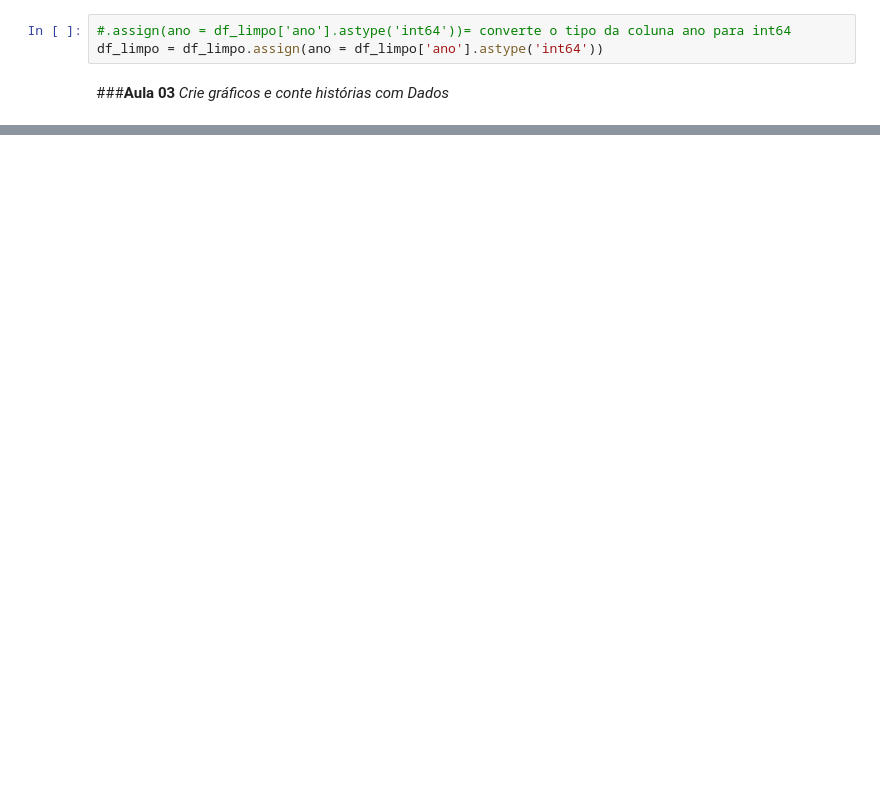
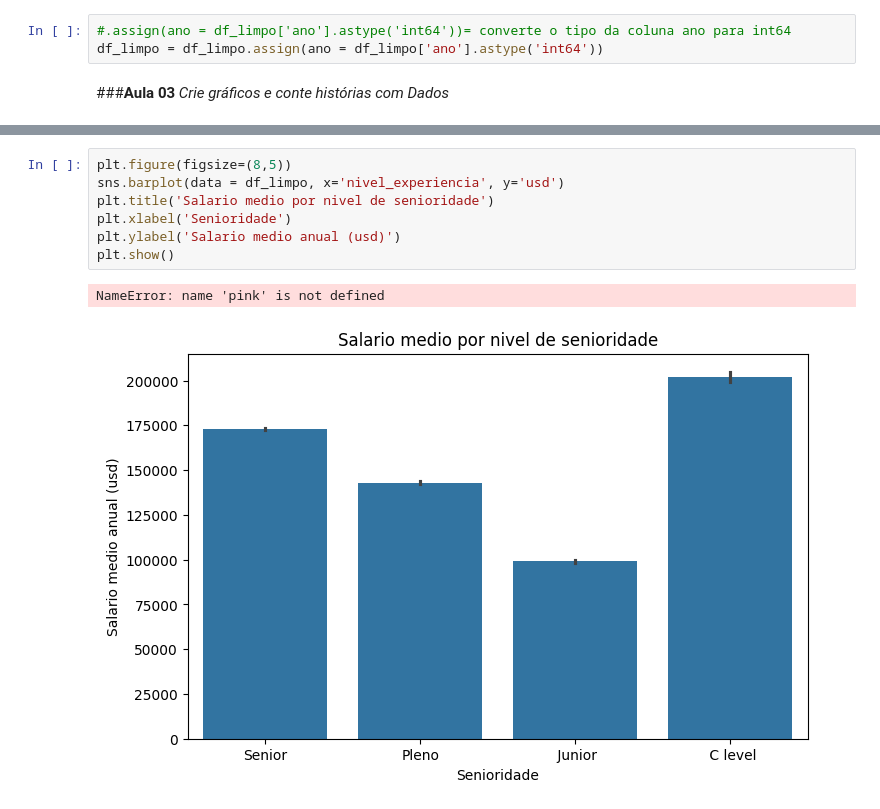
Before and after one commit to isadora-yasmim/Data-science-studies-n-practice, a Jupyter notebook: Imersão Dados com Python-ALURA/Aula_1_Imersao_Alura_Dados_com_Python.ipynb, the cells around one changed output, grey strips where cells are left out. Saved outputs shown, nothing was run; the diff lists cells and outputs as text; blank space fills up the shorter version.

```diff
--- a/Imersão Dados com Python-ALURA/Aula_1_Imersao_Alura_Dados_com_Python.ipynb
+++ b/Imersão Dados com Python-ALURA/Aula_1_Imersao_Alura_Dados_com_Python.ipynb
@@ -409,0 +433,10 @@ _Crie gráficos e conte histórias com Dados_
+# %%
+plt.figure(figsize=(8,5))
+sns.barplot(data = df_limpo, x='nivel_experiencia', y='usd')
+plt.title('Salario medio por nivel de senioridade')
+plt.xlabel('Senioridade')
+plt.ylabel('Salario medio anual (usd)')
+plt.show()
+# %% [output]
+NameError: name 'pink' is not defined
+[figure, added]
```
Also changed, not shown: parts of 23 cells of this notebook.
